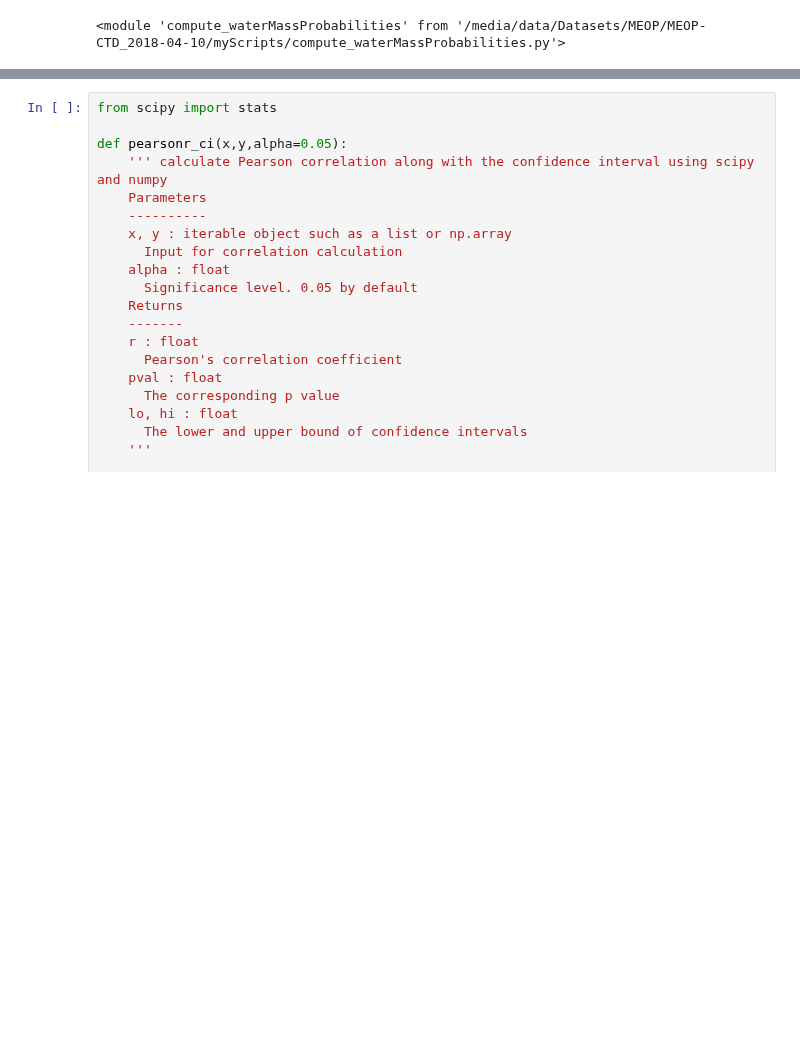
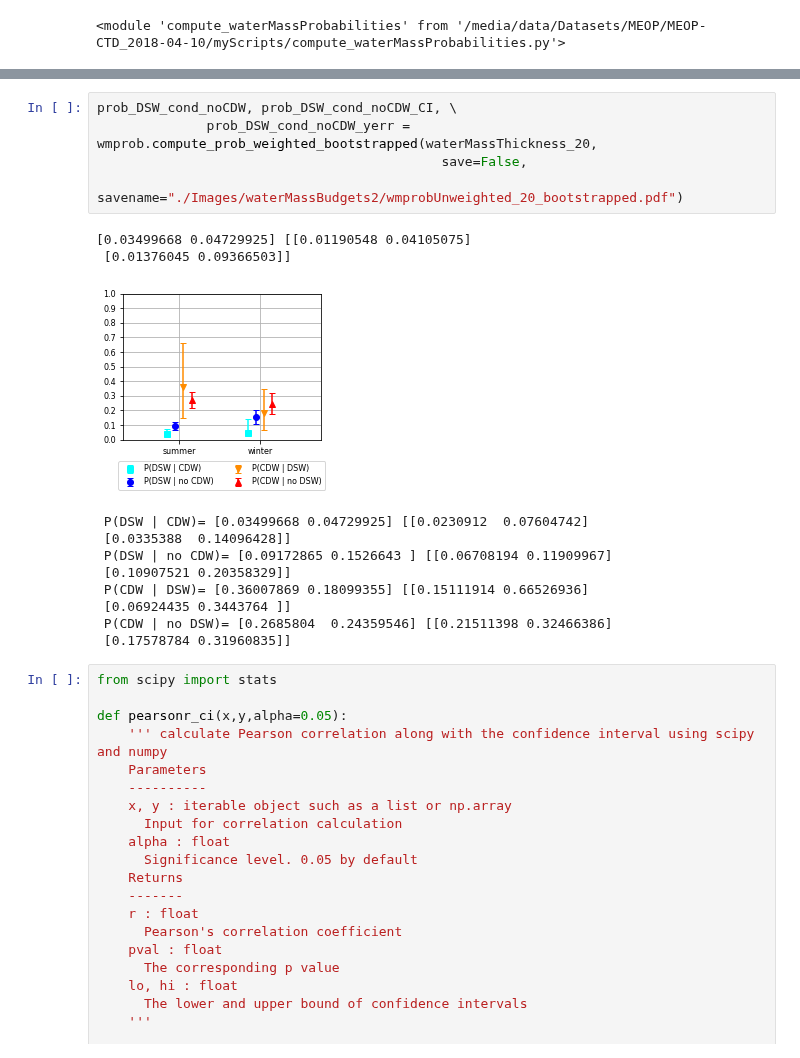
Before and after one commit to adityarn/antarctic_margins_MEOP, a Jupyter notebook: WaterMassThickness_OSFcopy.ipynb, the cells around one changed output, grey strips where cells are left out. Saved outputs shown, nothing was run; the diff lists cells and outputs as text; blank space fills up the shorter version.

```diff
--- a/WaterMassThickness_OSFcopy.ipynb
+++ b/WaterMassThickness_OSFcopy.ipynb
@@ -251,3 +306,20 @@ prob_DSW_cond_noCDW, prob_DSW_cond_noCDW_CI, \
+# %%
+prob_DSW_cond_noCDW, prob_DSW_cond_noCDW_CI, \
+              prob_DSW_cond_noCDW_yerr = wmprob.compute_prob_weighted_bootstrapped(waterMassThickness_20,
+                                            save=False,
+                                            savename="./Images/waterMassBudgets2/wmprobUnweighted_20_bootstrapped.pdf")
+# %% [output]
+[0.03499668 0.04729925] [[0.01190548 0.04105075]
+ [0.01376045 0.09366503]]
+[figure, added]
+ P(DSW | CDW)= [0.03499668 0.04729925] [[0.0230912  0.07604742]
+ [0.0335388  0.14096428]]
+ P(DSW | no CDW)= [0.09172865 0.1526643 ] [[0.06708194 0.11909967]
+ [0.10907521 0.20358329]]
+ P(CDW | DSW)= [0.36007869 0.18099355] [[0.15111914 0.66526936]
+ [0.06924435 0.3443764 ]]
+ P(CDW | no DSW)= [0.2685804  0.24359546] [[0.21511398 0.32466386]
+ [0.17578784 0.31960835]]
 # %%
 from scipy import stats
 
```
Also changed, not shown: parts of 13 cells of this notebook, 4 other files.
